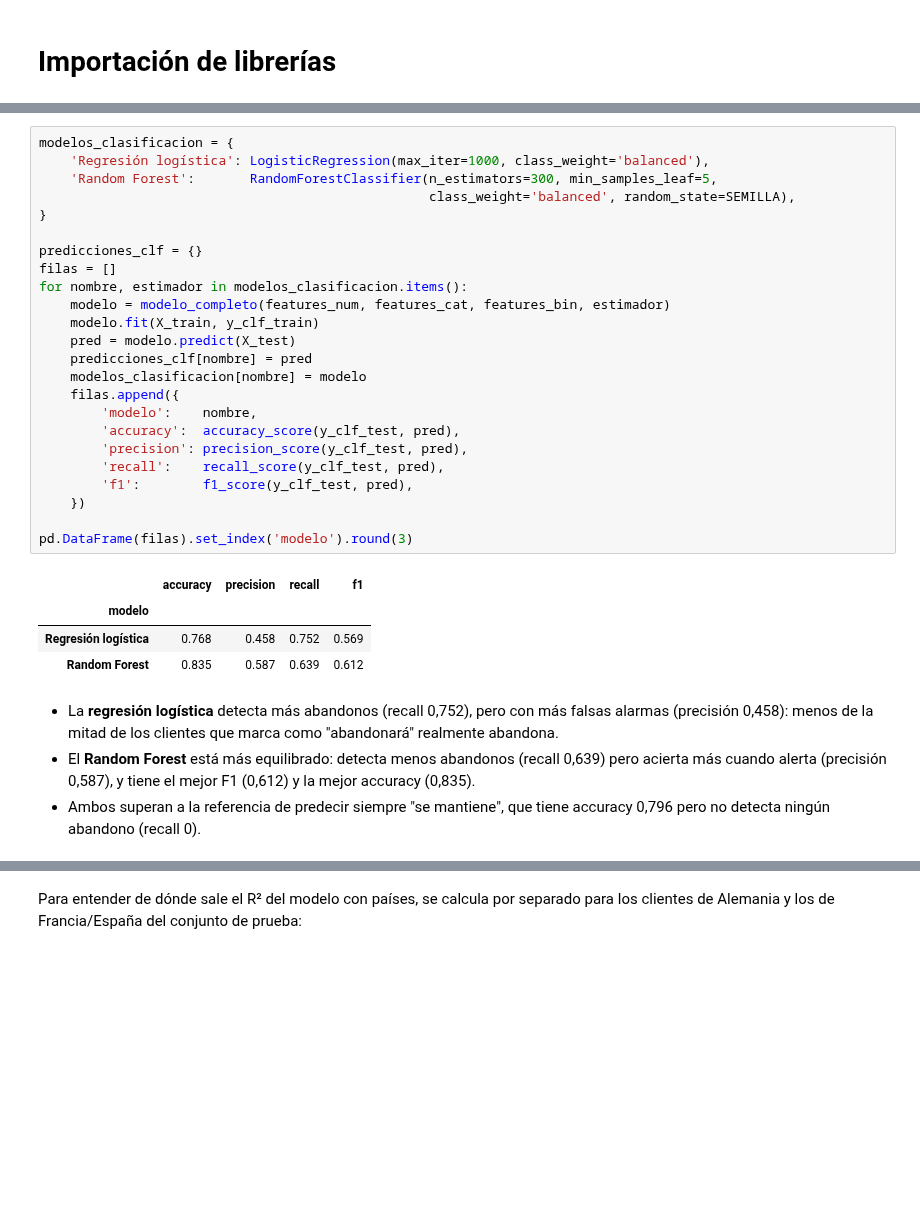
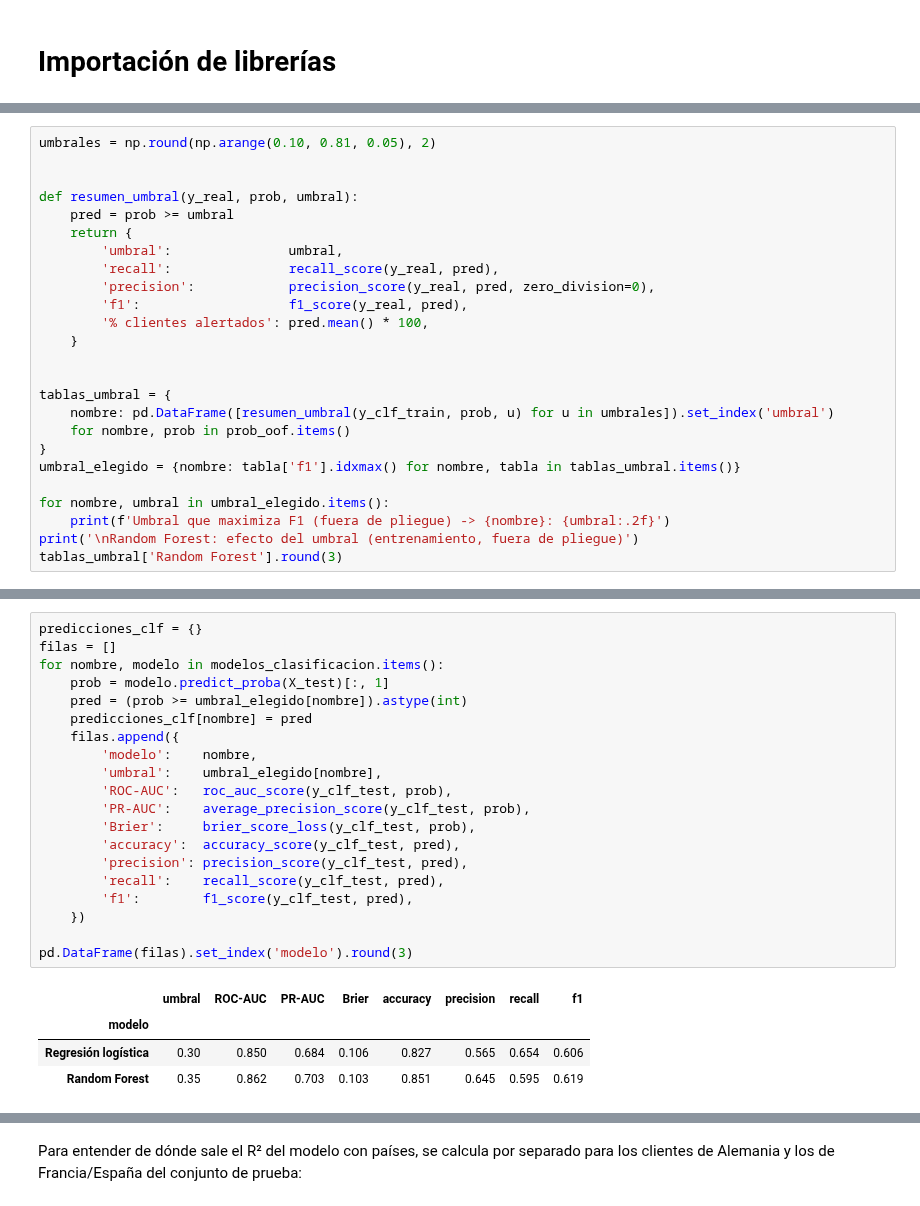
Before and after one commit to francarrascoo/Ecommerce-Customer-Dataset, a Jupyter notebook: notebooks/modelamiento.ipynb, the cells around one changed output, grey strips where cells are left out. Drawn from its saved outputs; the diff is of its cells as text; blank space fills up the shorter version.

```diff
--- a/notebooks/modelamiento.ipynb
+++ b/notebooks/modelamiento.ipynb
@@ -166,0 +551,25 @@ modelos tienden a predecir casi siempre "se mantiene".
+# %%
+umbrales = np.round(np.arange(0.10, 0.81, 0.05), 2)
+
+
+def resumen_umbral(y_real, prob, umbral):
+    pred = prob >= umbral
+    return {
+        'umbral':               umbral,
+        'recall':               recall_score(y_real, pred),
+        'precision':            precision_score(y_real, pred, zero_division=0),
+        'f1':                   f1_score(y_real, pred),
+        '% clientes alertados': pred.mean() * 100,
+    }
+
+
+tablas_umbral = {
+    nombre: pd.DataFrame([resumen_umbral(y_clf_train, prob, u) for u in umbrales]).set_index('umbral')
+    for nombre, prob in prob_oof.items()
+}
+umbral_elegido = {nombre: tabla['f1'].idxmax() for nombre, tabla in tablas_umbral.items()}
+
+for nombre, umbral in umbral_elegido.items():
+    print(f'Umbral que maximiza F1 (fuera de pliegue) -> {nombre}: {umbral:.2f}')
+print('\nRandom Forest: efecto del umbral (entrenamiento, fuera de pliegue)')
+tablas_umbral['Random Forest'].round(3)
@@ -167,37 +623,25 @@ modelos tienden a predecir casi siempre "se mantiene".
 # %%
-modelos_clasificacion = {
-    'Regresión logística': LogisticRegression(max_iter=1000, class_weight='balanced'),
-    'Random Forest':       RandomForestClassifier(n_estimators=300, min_samples_leaf=5,
-                                                  class_weight='balanced', random_state=SEMILLA),
-}
-
 predicciones_clf = {}
 filas = []
-for nombre, estimador in modelos_clasificacion.items():
-    modelo = modelo_completo(features_num, features_cat, features_bin, estimador)
-    modelo.fit(X_train, y_clf_train)
-    pred = modelo.predict(X_test)
+for nombre, modelo in modelos_clasificacion.items():
+    prob = modelo.predict_proba(X_test)[:, 1]
+    pred = (prob >= umbral_elegido[nombre]).astype(int)
     predicciones_clf[nombre] = pred
-    modelos_clasificacion[nombre] = modelo
     filas.append({
         'modelo':    nombre,
+        'umbral':    umbral_elegido[nombre],
+        'ROC-AUC':   roc_auc_score(y_clf_test, prob),
+        'PR-AUC':    average_precision_score(y_clf_test, prob),
+        'Brier':     brier_score_loss(y_clf_test, prob),
         'accuracy':  accuracy_score(y_clf_test, pred),
         'precision': precision_score(y_clf_test, pred),
         'recall':    recall_score(y_clf_test, pred),
         'f1':        f1_score(y_clf_test, pred),
     })
 
 pd.DataFrame(filas).set_index('modelo').round(3)
 # %% [output]
-|  | accuracy | precision | recall | f1 |
-| modelo |  |  |  |  |
-| Regresión logística | 0.768 | 0.458 | 0.752 | 0.569 |
-| Random Forest | 0.835 | 0.587 | 0.639 | 0.612 |
+|  | umbral | ROC-AUC | PR-AUC | Brier | accuracy | precision | recall | f1 |
+| modelo |  |  |  |  |  |  |  |  |
+| Regresión logística | 0.30 | 0.850 | 0.684 | 0.106 | 0.827 | 0.565 | 0.654 | 0.606 |
+| Random Forest | 0.35 | 0.862 | 0.703 | 0.103 | 0.851 | 0.645 | 0.595 | 0.619 |
-# %% [markdown]
-- La **regresión logística** detecta más abandonos (recall 0,752), pero con más falsas alarmas
-  (precisión 0,458): menos de la mitad de los clientes que marca como "abandonará" realmente
-  abandona.
-- El **Random Forest** está más equilibrado: detecta menos abandonos (recall 0,639) pero acierta
-  más cuando alerta (precisión 0,587), y tiene el mejor F1 (0,612) y la mejor accuracy (0,835).
-- Ambos superan a la referencia de predecir siempre "se mantiene", que tiene accuracy 0,796 pero
-  no detecta ningún abandono (recall 0).
```
Also changed, not shown: parts of 48 cells of this notebook, 9 other files.
